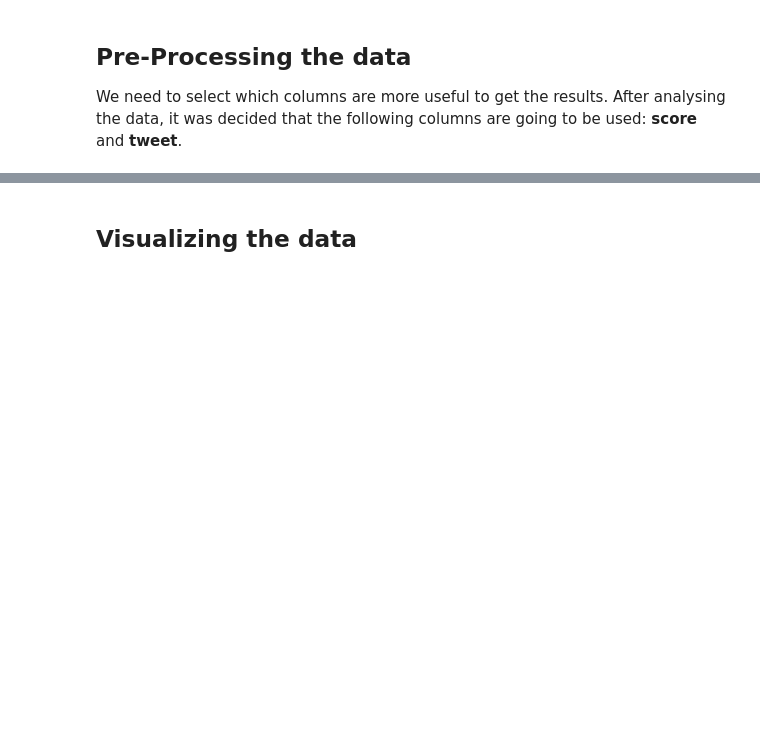
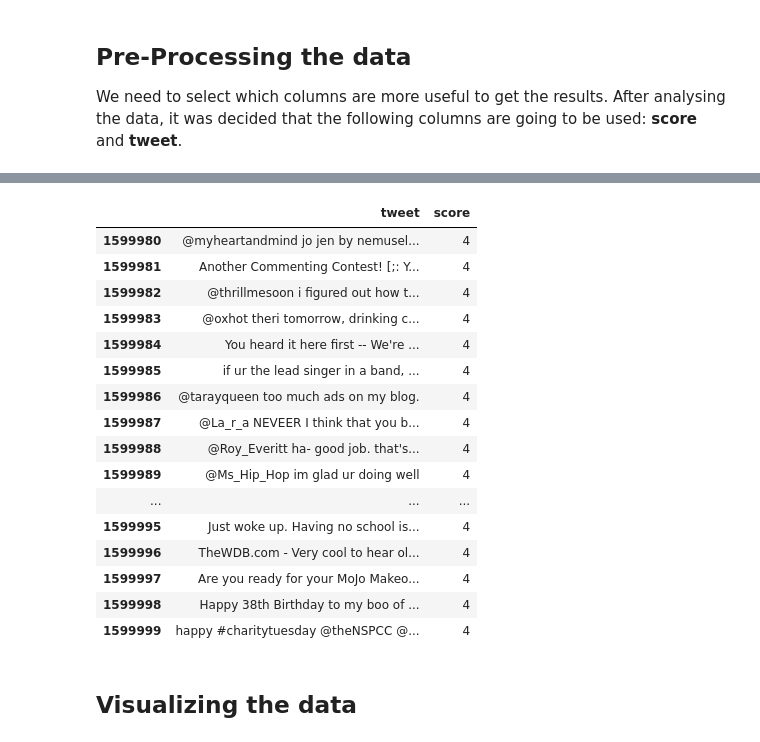
Before and after one commit to MoBanju/Sentiment-Analysis, a Jupyter notebook: TwitterSentimentAnalysis.ipynb, the cells around one changed output, grey strips where cells are left out. Saved outputs shown, nothing was run; the diff lists cells and outputs as text; code cells hidden in the pictures; blank space fills up the shorter version.

```diff
--- a/TwitterSentimentAnalysis.ipynb
+++ b/TwitterSentimentAnalysis.ipynb
@@ -98,3 +128,23 @@ tweets_df.head()
+# %%
+tweets_df.tail(20)
+# %% [output]
+|  | tweet | score |
+| 1599980 | @myheartandmind jo jen by nemusel... | 4 |
+| 1599981 | Another Commenting Contest! [;: Y... | 4 |
+| 1599982 | @thrillmesoon i figured out how t... | 4 |
+| 1599983 | @oxhot theri tomorrow, drinking c... | 4 |
+| 1599984 | You heard it here first -- We're ... | 4 |
+| 1599985 | if ur the lead singer in a band, ... | 4 |
+| 1599986 | @tarayqueen too much ads on my blog. | 4 |
+| 1599987 | @La_r_a NEVEER I think that you b... | 4 |
+| 1599988 | @Roy_Everitt ha- good job. that's... | 4 |
+| 1599989 | @Ms_Hip_Hop im glad ur doing well | 4 |
+| ... | ... | ... |
+| 1599995 | Just woke up. Having no school is... | 4 |
+| 1599996 | TheWDB.com - Very cool to hear ol... | 4 |
+| 1599997 | Are you ready for your MoJo Makeo... | 4 |
+| 1599998 | Happy 38th Birthday to my boo of ... | 4 |
+| 1599999 | happy #charitytuesday @theNSPCC @... | 4 |
 # %% [markdown]
 ## Visualizing the data
 # %%
```
Also changed, not shown: parts of 21 cells of this notebook.
